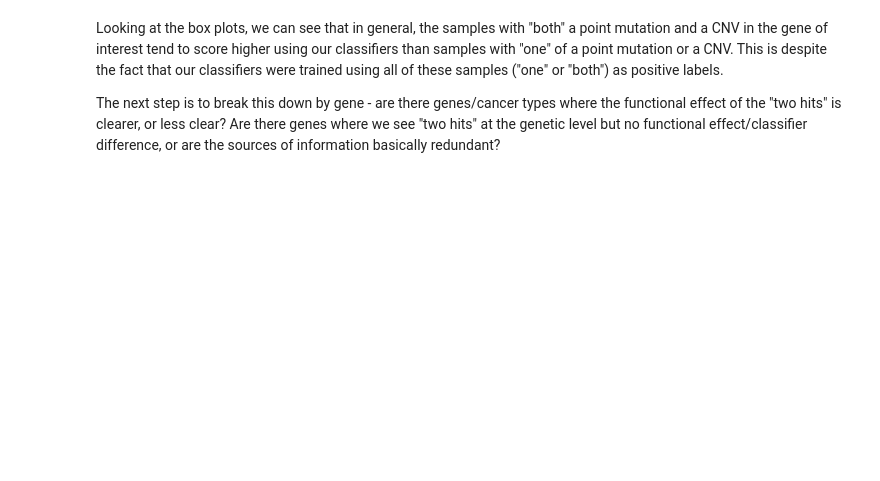
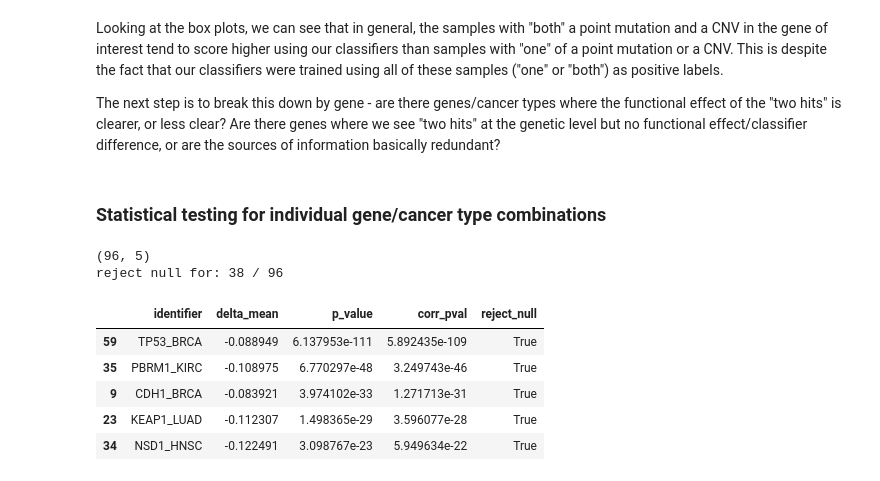
Before and after one commit to greenelab/mutation-fn, a Jupyter notebook: 3_park_analysis.ipynb, the cells around one changed output. Saved outputs shown, nothing was run; the diff lists cells and outputs as text; code cells hidden in the pictures; blank space fills up the shorter version.

```diff
--- a/3_park_analysis.ipynb
+++ b/3_park_analysis.ipynb
@@ -401,3 +403,5 @@ for ix, class_label in enumerate(['class 2', 'class 3', 'class 4']):
 Looking at the box plots, we can see that in general, the samples with "both" a point mutation and a CNV in the gene of interest tend to score higher using our classifiers than samples with "one" of a point mutation or a CNV. This is despite the fact that our classifiers were trained using all of these samples ("one" or "both") as positive labels.
 
 The next step is to break this down by gene - are there genes/cancer types where the functional effect of the "two hits" is clearer, or less clear? Are there genes where we see "two hits" at the genetic level but no functional effect/classifier difference, or are the sources of information basically redundant?
+# %% [markdown]
+### Statistical testing for individual gene/cancer type combinations
@@ -403,0 +410,14 @@ The next step is to break this down by gene - are there genes/cancer types where
+# %%
+info_compare_df = ut.test_all(park_info_df)
+print(info_compare_df.shape)
+print('reject null for:', info_compare_df.reject_null.sum(), '/', info_compare_df.shape[0])
+info_compare_df.sort_values(by='corr_pval', ascending=True).head()
+# %% [output]
+(96, 5)
+reject null for: 38 / 96
+|  | identifier | delta_mean | p_value | corr_pval | reject_null |
+| 59 | TP53_BRCA | -0.088949 | 6.137953e-111 | 5.892435e-109 | True |
+| 35 | PBRM1_KIRC | -0.108975 | 6.770297e-48 | 3.249743e-46 | True |
+| 9 | CDH1_BRCA | -0.083921 | 3.974102e-33 | 1.271713e-31 | True |
+| 23 | KEAP1_LUAD | -0.112307 | 1.498365e-29 | 3.596077e-28 | True |
+| 34 | NSD1_HNSC | -0.122491 | 3.098767e-23 | 5.949634e-22 | True |
```
Also changed, not shown: parts of 6 cells of this notebook, 2 other files.
